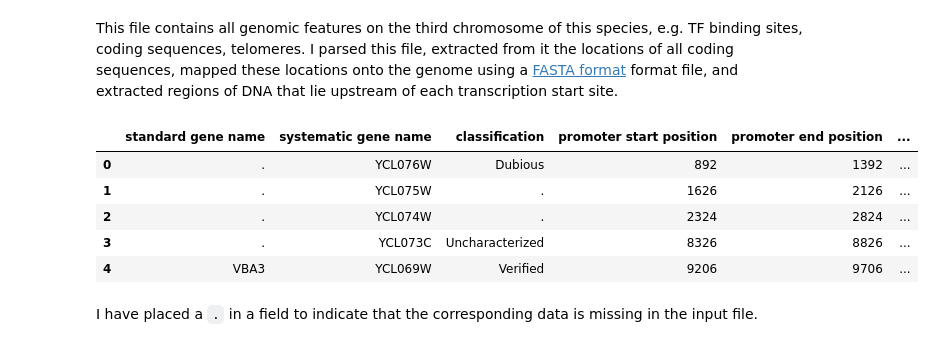
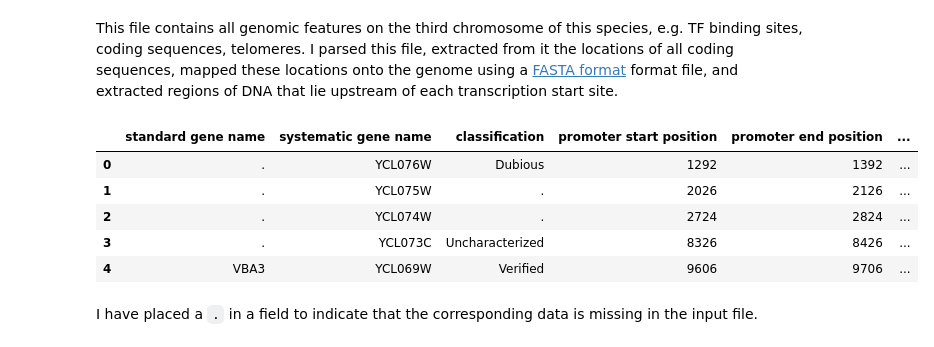
Before and after one commit to petermchale/yeast_bioinformatics, a Jupyter notebook: TFBS.ipynb, the cells around one changed output. Cells and saved outputs as stored; diff of their text form; code cells hidden in the pictures.

```diff
--- a/TFBS.ipynb
+++ b/TFBS.ipynb
@@ -172,7 +170,7 @@ This file contains all genomic features on the third chromosome of this species,
 def extractPromoters():
     """ parse saccharomyces_cerevisiae_chr03.gff and extract promoters """
 
-    promLength = 500
+    promLength = 100
 
     with open('data/saccharomyces_cerevisiae_chr03.gff') as fin:
 
@@ -193,38 +191,38 @@ def extractPromoters():
                 if 'orf_classification' in attributes:
                     classification = attributes['orf_classification']
                 else:
                     classification = '.'
                 if 'gene' in attributes:
                     standardGeneName = attributes['gene']
                 else:
                     standardGeneName = '.'
 
                 # which DNA strand the gene is encoded on determines where the promoter is located
                 if strand == '+':
                     promStart = int(start) - promLength
                     promEnd = int(start)
                 elif strand == '-':
                     promStart = int(end)
                     promEnd = int(end) + promLength
 
                 promoter = chromosome[max(promStart, 0):promEnd]
                 features += [(standardGeneName, systematicGeneName, classification, promStart, promEnd, promoter)]
             line = fin.readline()
 
     return pd.DataFrame(data=features, columns=['standard gene name', 'systematic gene name',
                                                 'classification', 'promoter start position',
                                                 'promoter end position',
                                                 'promoter sequence'])
 
 promoters = extractPromoters()
 promoters.head()
 # %% [output]
 |  | standard gene name | systematic gene name | classification | promoter start position | promoter end position | ... |
-| 0 | . | YCL076W | Dubious | 892 | 1392 | ... |
-| 1 | . | YCL075W | . | 1626 | 2126 | ... |
-| 2 | . | YCL074W | . | 2324 | 2824 | ... |
-| 3 | . | YCL073C | Uncharacterized | 8326 | 8826 | ... |
-| 4 | VBA3 | YCL069W | Verified | 9206 | 9706 | ... |
+| 0 | . | YCL076W | Dubious | 1292 | 1392 | ... |
+| 1 | . | YCL075W | . | 2026 | 2126 | ... |
+| 2 | . | YCL074W | . | 2724 | 2824 | ... |
+| 3 | . | YCL073C | Uncharacterized | 8326 | 8426 | ... |
+| 4 | VBA3 | YCL069W | Verified | 9606 | 9706 | ... |
 # %% [markdown]
 I have placed a `.` in a field to indicate that the corresponding data is missing in the input file.
 # %% [markdown]
```
Also changed, not shown: parts of 7 cells of this notebook.
